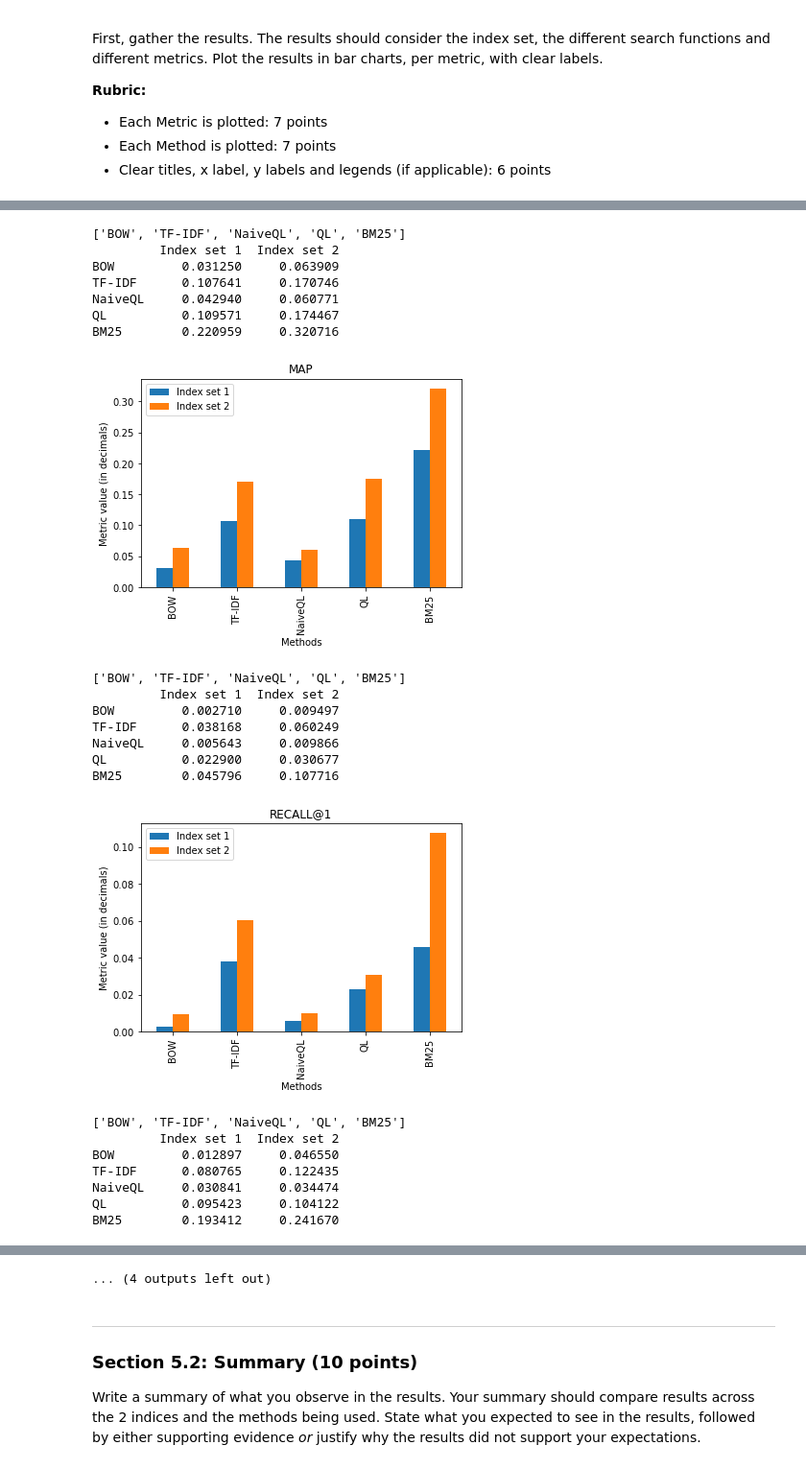
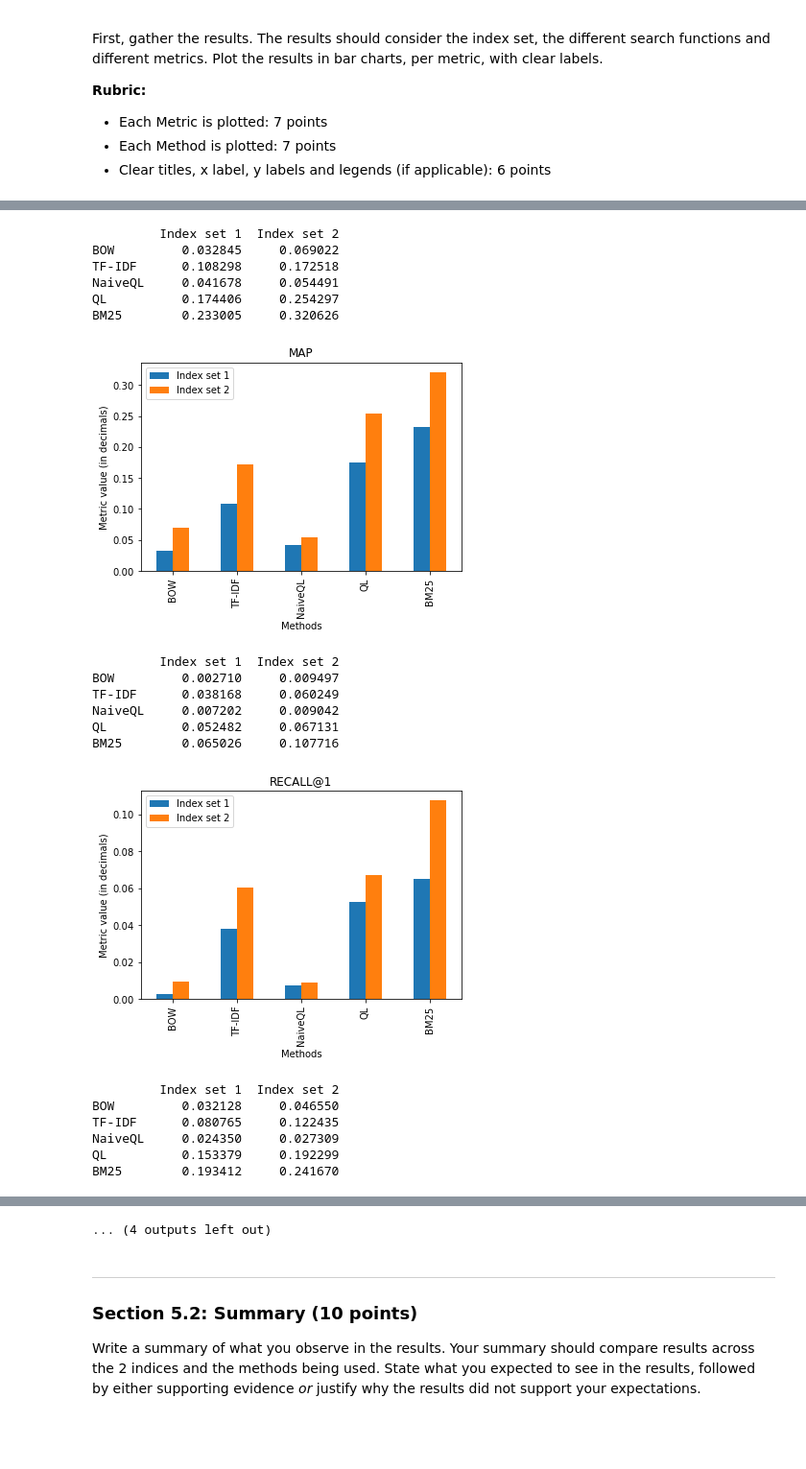
Before and after one commit to ccfelius/InformationRetrieval, a Jupyter notebook: 12020397_12368032_13323091.ipynb, the cells around one changed output, grey strips where cells are left out. Shown at 96% size. Drawn from its saved outputs; the diff is of its cells as text; code cells hidden in the pictures; blank space fills up the shorter version.

```diff
--- a/12020397_12368032_13323091.ipynb
+++ b/12020397_12368032_13323091.ipynb
@@ -684,7 +704,9 @@ print(df_2['computer'])
 Next, implement a function that computes a tf-idf score given a query.
 # %%
 # TODO: Implement this! (10 points)
+
 def tfidf_search(query, index_set):
+
     """
         Perform a search over all documents with the given query using tf-idf.
         Note #1: You have to use the `get_index` (and the `get_df`) function created in the previous cells
@@ -693,16 +715,18 @@ def tfidf_search(query, index_set):
             index_set - the index to use
         Output: a list of (document_id, score), sorted in descending relevance to the given query
     """
+
     index = get_index(index_set)
     df = get_df(index_set)
     processed_query = preprocess_query(query, index_set)
 
     # YOUR CODE HERE
+
     # Make a set of all involved documents
     documents = set([z[0] for z in [y for x in index.values() for y in x]])
 
     # Make dict of all involved documents, assign score to 0
-    tf = dict({key: 0 for key in documents})
+    tf = defaultdict(lambda: 0)
 
     # Create new dict with Inverse document frequency
     idf = {n: np.log(len(documents)/df[n]) for n in df.keys()}
@@ -711,8 +735,8 @@ def tfidf_search(query, index_set):
     for token in processed_query:
         if token not in index.keys():
             continue
-        for doc in index[token]:
-            tf[doc[0]] += doc[1]*idf[token]
+        for doc, count in index[token]:
+            tf[doc] += count*idf[token]
 
     # Sort and return list
     return sorted(tf.items(), key=lambda x:x[1], reverse=True)
@@ -984,7 +992,9 @@ Rank 4(0.14): ALGOL Sub-Committee Report - Extensions...
 
 In this section, we will implement the BM25 scoring function.
 # %%
-def bm25_search(query, index_set):
+# TODO: Implement this! (20 points)
+def bm25_search(query, index_set, k_1=1.5, b=0.75):
+
     """
         Perform a search over all documents with the given query using BM25. Use k_1 = 1.5 and b = 0.75
         Note #1: You have to use the `get_index` (and `get_doc_lengths`) function created in the previous cells
@@ -995,22 +1005,21 @@ def bm25_search(query, index_set):
             index_set - the index to use
         Output: a list of (document_id, score), sorted in descending relevance to the given query
     """
+
     index = get_index(index_set)
     df = get_df(index_set)
     doc_lengths = get_doc_lengths(index_set)
     processed_query = preprocess_query(query, index_set)
 
     # YOUR CODE HERE
-    k_1 = 1.5
-    b = 0.75
-    N = len(doc_lengths)
-    avdl = sum(doc_lengths.values()) / N
 
-    scores = dict({key: 0 for key in doc_lengths.keys()})
+    # Average document length
+    avdl = sum(doc_lengths.values()) / len(doc_lengths)
+    scores = defaultdict(lambda: 0)
+
     for token in processed_query:
-        inv_list = index[token]
-        for doc_id, tf in inv_list:
-            idf = np.log(N/df[token])
+        for doc_id, tf in index[token]:
+            idf = np.log(len(doc_lengths)/df[token])
             second_part = (k_1 * tf) / (k_1 * ((1 - b) + b * doc_lengths[doc_id] / avdl) + tf)
             scores[doc_id] += idf * second_part
 
@@ -1421,6 +1426,7 @@ First, gather the results. The results should consider the index set, the differ
 - Clear titles, x label, y labels and legends (if applicable): 6 points
 # %%
 # YOUR CODE HERE
+
 import pandas as pd
 
 ERR=[]
@@ -1431,17 +1437,13 @@ RECALL10=[]
 PRECISION1=[]
 PRECISION5=[]
 PRECISION10=[]
-str_metrics = ["ERR","MAP", "RECALL@1", "RECALL@5", "RECALL@10", "PRECISION@1",
-               "PRECISION@5", "PRECISION@10"]
-index = ["BOW","TF-IDF","NaiveQL", "QL","BM25"]
-xlabel = "Methods"
-ylabel = "Metric value (in decimals)"
 
 for i in {1,2}:
 
     for method in list_of_search_fns:
 
         evaluation = evaluate_search_fn(method[1], list_of_metrics, index_set=i)
+
         ERR.append(evaluation['ERR'])
         MAP.append(evaluation['MAP'])
         RECALL1.append(evaluation['Recall@1'])
@@ -1452,16 +1454,21 @@ for i in {1,2}:
         PRECISION10.append(evaluation['Precision@10'])
 
 metrics=[ERR, MAP,  RECALL1,  RECALL5,  RECALL10,  PRECISION1,  PRECISION5,  PRECISION10]
+str_metrics = ["ERR","MAP", "RECALL@1", "RECALL@5", "RECALL@10", "PRECISION@1", "PRECISION@5", "PRECISION@10"]
+
+
+index = ["BOW","TF-IDF","NaiveQL", "QL","BM25"]
+xlabel = "Methods"
+ylabel = "Metric value (in decimals)"
 
 for i, metric in enumerate(metrics):
 
     plotdata = pd.DataFrame({
-    "Index set 1": metric[:5],
+    "Index set 1": metric[0:5],
     "Index set 2": metric[5:10]
     },
     index=index
     )
-    print(index)
     print(plotdata)
     plotdata.plot(kind="bar")
     plt.title(str_metrics[i])
@@ -1480,23 +1486,20 @@ BM25        0.374976     0.442736
-['BOW', 'TF-IDF', 'NaiveQL', 'QL', 'BM25']
          Index set 1  Index set 2
-BOW         0.031250     0.063909
-TF-IDF      0.107641     0.170746
-NaiveQL     0.042940     0.060771
-QL          0.109571     0.174467
-BM25        0.220959     0.320716
+BOW         0.032845     0.069022
+TF-IDF      0.108298     0.172518
+NaiveQL     0.041678     0.054491
+QL          0.174406     0.254297
+BM25        0.233005     0.320626
-[figure, old version]
+[figure, new version]
-['BOW', 'TF-IDF', 'NaiveQL', 'QL', 'BM25']
          Index set 1  Index set 2
 BOW         0.002710     0.009497
 TF-IDF      0.038168     0.060249
-NaiveQL     0.005643     0.009866
-QL          0.022900     0.030677
-BM25        0.045796     0.107716
+NaiveQL     0.007202     0.009042
+QL          0.052482     0.067131
+BM25        0.065026     0.107716
-[figure, old version]
+[figure, new version]
-['BOW', 'TF-IDF', 'NaiveQL', 'QL', 'BM25']
          Index set 1  Index set 2
-BOW         0.012897     0.046550
+BOW         0.032128     0.046550
 TF-IDF      0.080765     0.122435
-NaiveQL     0.030841     0.034474
-QL          0.095423     0.104122
+NaiveQL     0.024350     0.027309
+QL          0.153379     0.192299
 BM25        0.193412     0.241670
```
Also changed, not shown: parts of 51 cells of this notebook.
